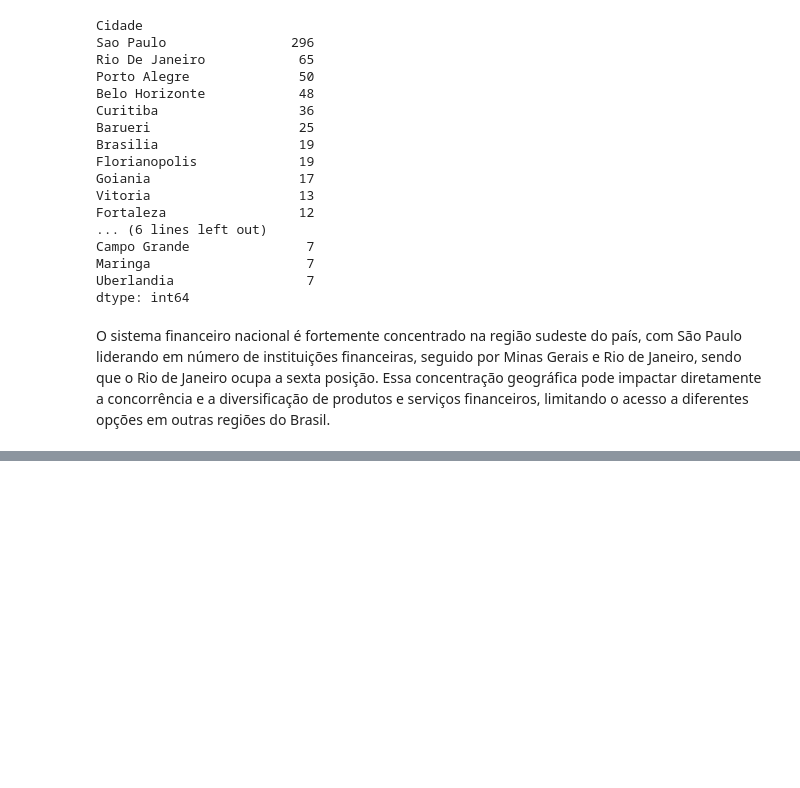
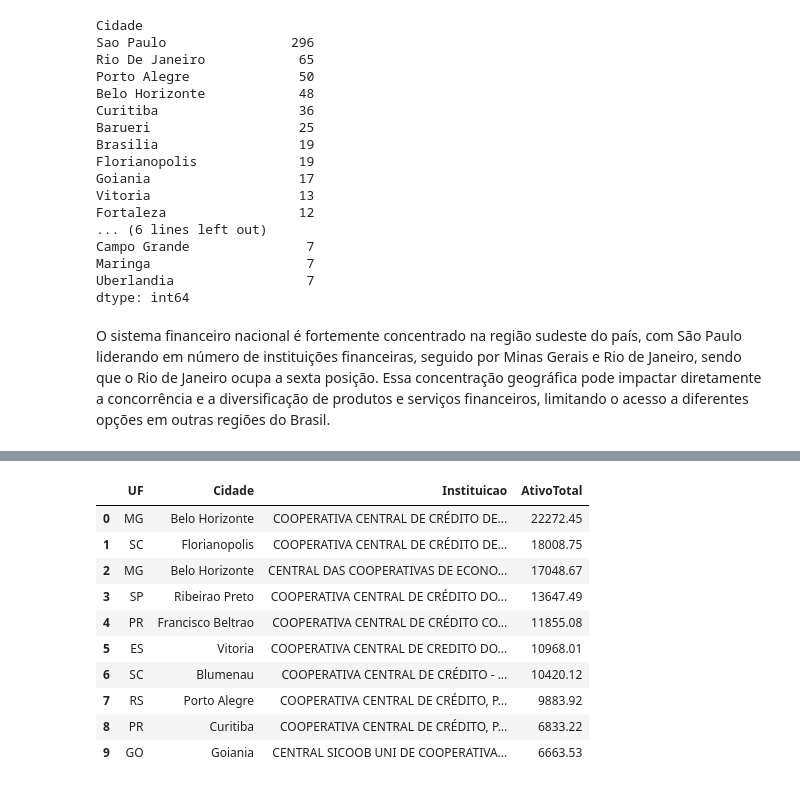
Before and after one commit to alexcamargos/bacen-ifdata-scraper, a Jupyter notebook: data_analytics/summary_prudential_conglomerates.ipynb, the cells around one changed output, grey strips where cells are left out. Cells and saved outputs as stored; diff of their text form; code cells hidden in the pictures; blank space fills up the shorter version.

```diff
--- a/data_analytics/summary_prudential_conglomerates.ipynb
+++ b/data_analytics/summary_prudential_conglomerates.ipynb
@@ -1080,0 +710,18 @@ A análise da correlação entre o ativo total e o lucro líquido das instituiç
+# %%
+# Considerando apenas as centrais e confederações de cooperativas de crédito.
+filter_and_sort_df(df,
+                   filter=(df['TipoConsBancario'] == 'b3C'),
+                   columns=['UF', 'Cidade', 'Instituicao', 'AtivoTotal'],
+                   sorting='AtivoTotal')
+# %% [output]
+|  | UF | Cidade | Instituicao | AtivoTotal |
+| 0 | MG | Belo Horizonte | COOPERATIVA CENTRAL DE CRÉDITO DE... | 22272.45 |
+| 1 | SC | Florianopolis | COOPERATIVA CENTRAL DE CRÉDITO DE... | 18008.75 |
+| 2 | MG | Belo Horizonte | CENTRAL DAS COOPERATIVAS DE ECONO... | 17048.67 |
+| 3 | SP | Ribeirao Preto | COOPERATIVA CENTRAL DE CRÉDITO DO... | 13647.49 |
+| 4 | PR | Francisco Beltrao | COOPERATIVA CENTRAL DE CRÉDITO CO... | 11855.08 |
+| 5 | ES | Vitoria | COOPERATIVA CENTRAL DE CREDITO DO... | 10968.01 |
+| 6 | SC | Blumenau | COOPERATIVA CENTRAL DE CRÉDITO - ... | 10420.12 |
+| 7 | RS | Porto Alegre | COOPERATIVA CENTRAL DE CRÉDITO, P... | 9883.92 |
+| 8 | PR | Curitiba | COOPERATIVA CENTRAL DE CRÉDITO, P... | 6833.22 |
+| 9 | GO | Goiania | CENTRAL SICOOB UNI DE COOPERATIVA... | 6663.53 |
```
Also changed, not shown: parts of 48 cells of this notebook.
